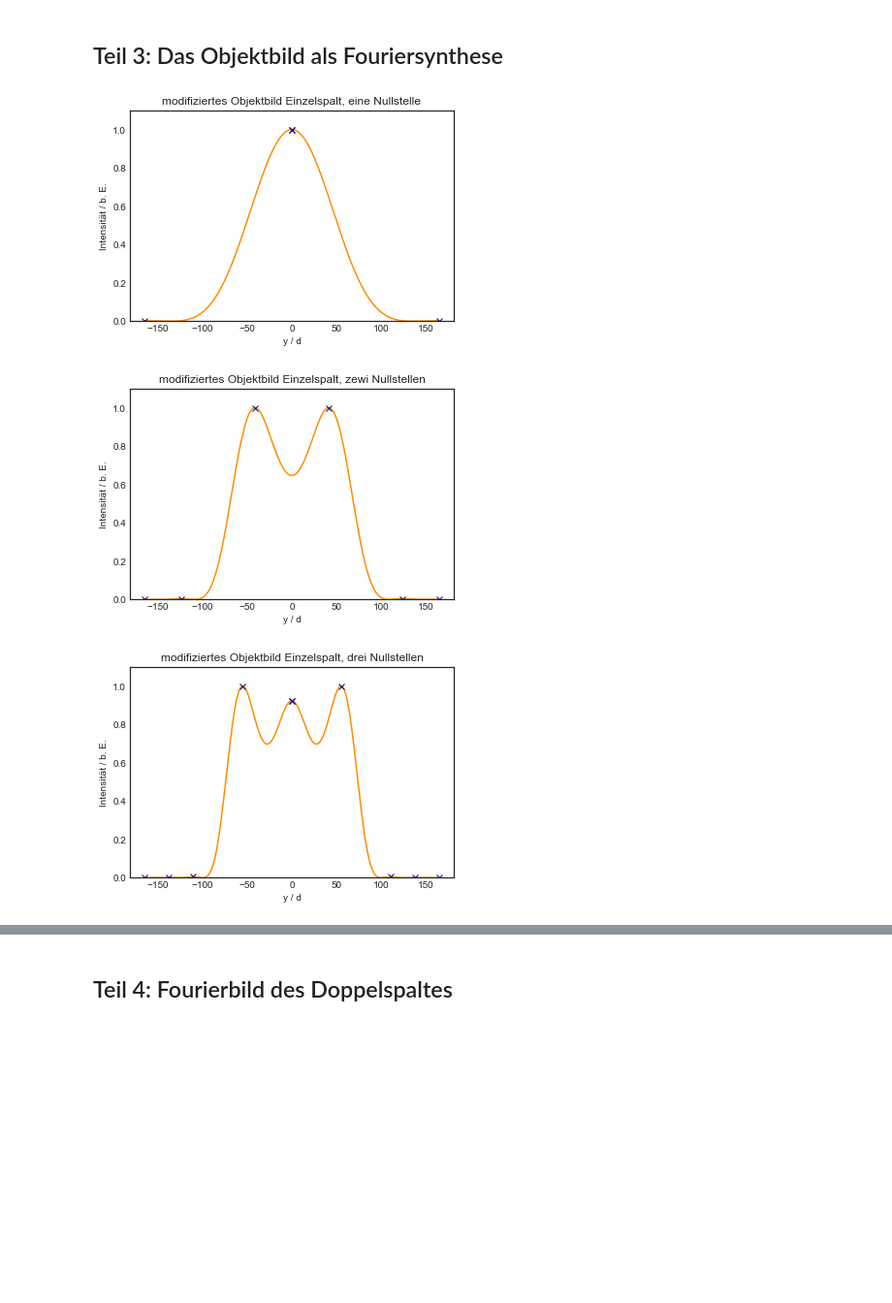
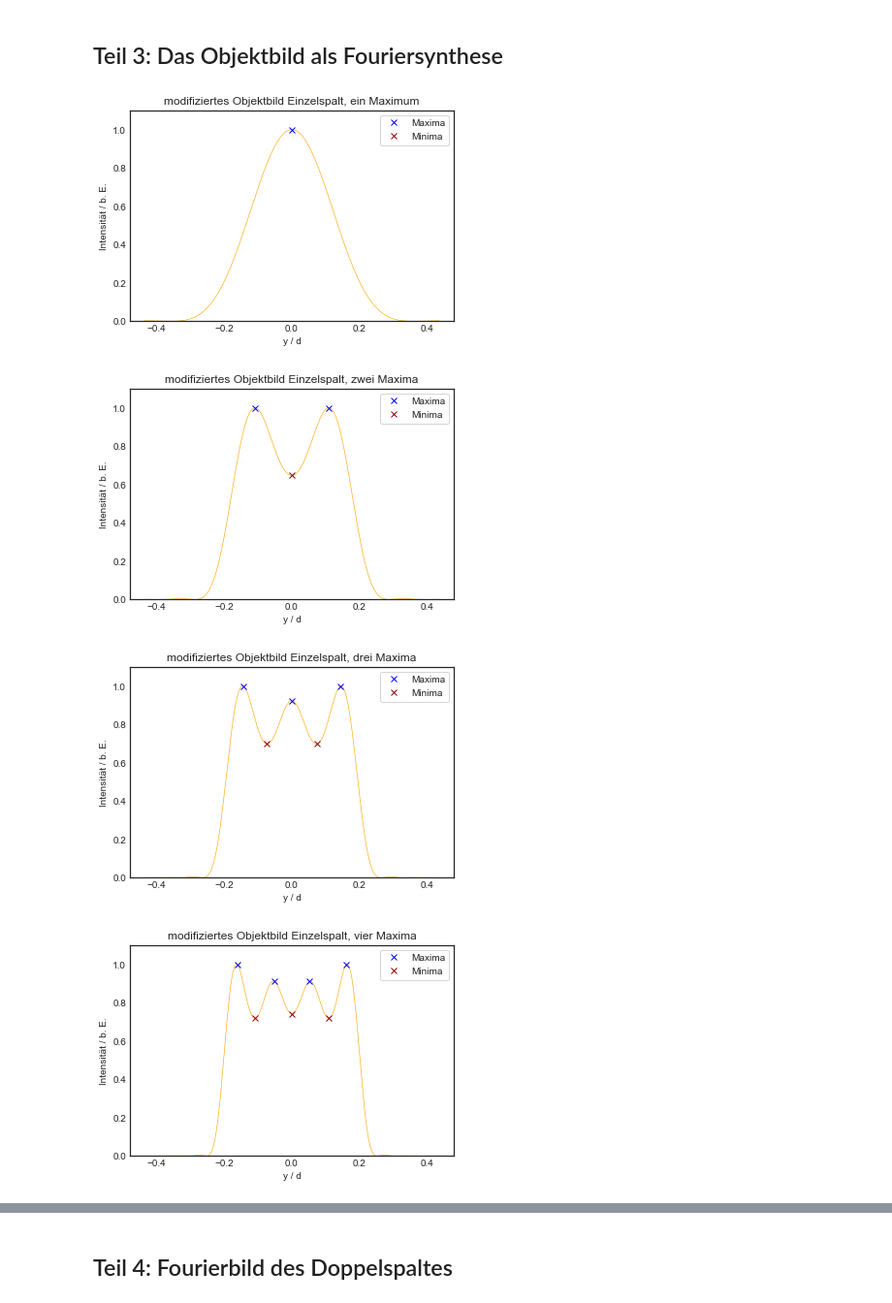
Before and after one commit to MajestyQ/Lectures, a Jupyter notebook: Praktikum/233 - Fourieroptik/V233 Fourier-Optik .ipynb, the cells around one changed output, grey strips where cells are left out. Shown at 97% size. Saved outputs shown, nothing was run; the diff lists cells and outputs as text; code cells hidden in the pictures; blank space fills up the shorter version.

```diff
--- a/Praktikum/233 - Fourieroptik/V233 Fourier-Optik .ipynb
+++ b/Praktikum/233 - Fourieroptik/V233 Fourier-Optik .ipynb
@@ -291,20 +305,10 @@ plt.tight_layout()
 # %%
-# import modules
-import matplotlib.pyplot as plt
-import numpy as np
-from scipy.integrate import quad
-from scipy.signal import argrelextrema
+# Definiere Funktion zur Berechnung und Zum Ploten der theoretischen
+# Werte für den Einzel- und Doppelspalt
 
-# Integrand zu Formel 57, Einzelspalt
-def spalt(k):
-    return d/np.pi*np.sin(k*d/2)/(k*d/2)*np.cos(yi*k)
-
-# Integrand zu 57, Doppelspalt
-def doppelspalt(x):
-    return d/np.pi*np.cos(k*g/2)*np.sin(k*d/2)/(k*d/2)*np.cos(yi*k)
-
-# d = sw_mm_mean
-d = slit_width
+# Spaltbreite,
+d = sw_mm_mean
+# d = slit_width
 # Berechnung und plot des resultierenden Objektbildes
 def picture(
            function, # Integrand
@@ -317,7 +321,10 @@ def picture(
     g = 2*d
     n = b
 
-    y = np.linspace(-d, d, 500) # zugehörige y-Werte
+    if function == spalt:             # zugehörige y-Werte
+        y = np.linspace(-d, d, 201)
+    else:
+        y = np.linspace(-g, g, 401)
 
     # Berechnung des Objektbiles
     f_mod = []
@@ -328,29 +335,46 @@ def picture(
         f_mod.append(result**2)
     f_mod = f_mod/np.max(f_mod)
 
-    # Lage und Zahl der Wiggles
-    mask1 = argrelextrema(f_mod, np.greater_equal, order = 1)
-    f_wiggles1 = f_mod[mask1]
-    y_wiggles1 = y[mask1]
-    mask2 = (f_wiggles1 > 0.05)
-    f_wiggles2 = f_wiggles1[mask2]
-    y_wiggles2 = y_wiggles1[mask2]
-    wigles = len(mask2)
+    # Lage und Zahl der Minima
+    max1 = argrelextrema(f_mod, np.greater_equal, order = 1)
+    f_max1 = f_mod[max1]
+    y_max1 = y[max1]
+    max2 = (f_max1 > 0.05)
+    f_max = f_max1[max2]
+    y_max = y_max1[max2]
+
+    # Lage und Zahl der Minima
+    min1 = argrelextrema(f_mod, np.less_equal, order = 1)
+    f_min1 = f_mod[min1]
+    y_min1 = y[min1]
+    min2 = (f_min1 > 0.1)
+    f_min = f_min1[min2]
+    y_min = y_min1[min2]
 
     # Plot
     plt.figure(dateiname)
-    plt.plot(y, f_mod, color = 'darkorange')
-    plt.plot(y_wiggles1, f_wiggles1, linestyle ='', marker = 'x', color = 'darkblue')
+    plt.plot(y, f_mod, color = 'orange', linewidth = 0.6) # des Graphen
+    plt.plot(y_max, f_max, linestyle ='', marker = 'x', color = 'blue', label = 'Maxima') # der Maxima
+    plt.plot(y_min, f_min, linestyle ='', marker = 'x', color = 'darkred', label = 'Minima') #der Minima
     plt.xlabel('y / d')
     plt.ylabel('Intensität / b. E.')
     plt.title('modifiziertes Objektbild %s' %dateiname)
+    plt.legend(frameon = True)
     plt.ylim((0, 1.1))
     plt.savefig(r'C:\Users\Quirinus\Documents\GitHub\Praktikum\Praktikum\233 - Fourieroptik\Diagramme\%s.pdf' %dateiname)
 
-picture(spalt, 1, 'Einzelspalt, eine Nullstelle')
-picture(spalt, 2, 'Einzelspalt, zewi Nullstellen')
-picture(spalt, 3, 'Einzelspalt, drei Nullstellen')
+    #Ausgabe der Daten
+
+    return f_max, y_max, f_min, y_min
-# %% [output]
-[figure, removed]
-[figure, removed]
-[figure, removed]
+# %%
+# Berechnung der Einzelspaltwerte
+spalt1_max, spalt1_maxPos, spalt1_min, spalt1_minPos = picture(spalt, 1, 'Einzelspalt, ein Maximum')
+spalt2_max, spalt2_maxPos, spalt2_min, spalt2_minPos = picture(spalt, 2, 'Einzelspalt, zwei Maxima')
+spalt3_max, spalt3_maxPos, spalt3_min, spalt3_minPos = picture(spalt, 3, 'Einzelspalt, drei Maxima')
+spalt4_max, spalt4_maxPos, spalt4_min, spalt4_minPos = picture(spalt, 4, 'Einzelspalt, vier Maxima')
+spalt5_max, spalt5_maxPos, spalt5_min, spalt5_minPos = picture(spalt, 5, 'Einzelspalt, fünf Maxima')
+# %% [output]
+[figure, added]
+[figure, added]
+[figure, added]
+[figure, added]
```
Also changed, not shown: parts of 13 cells of this notebook, 17 other files.
